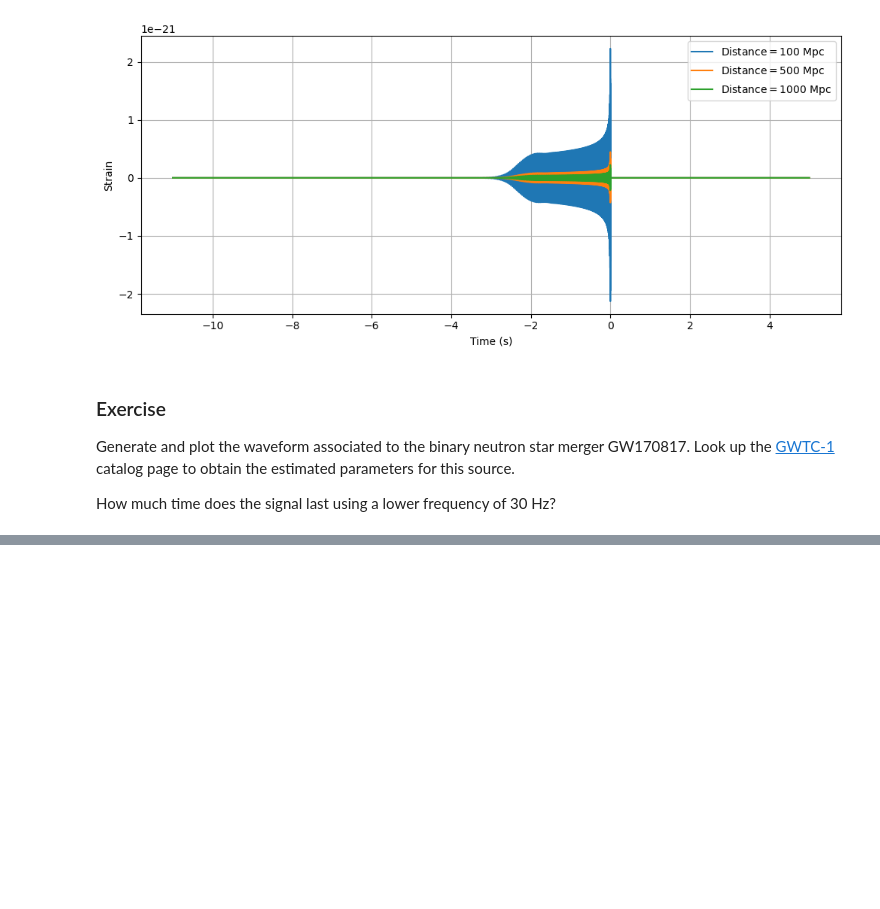
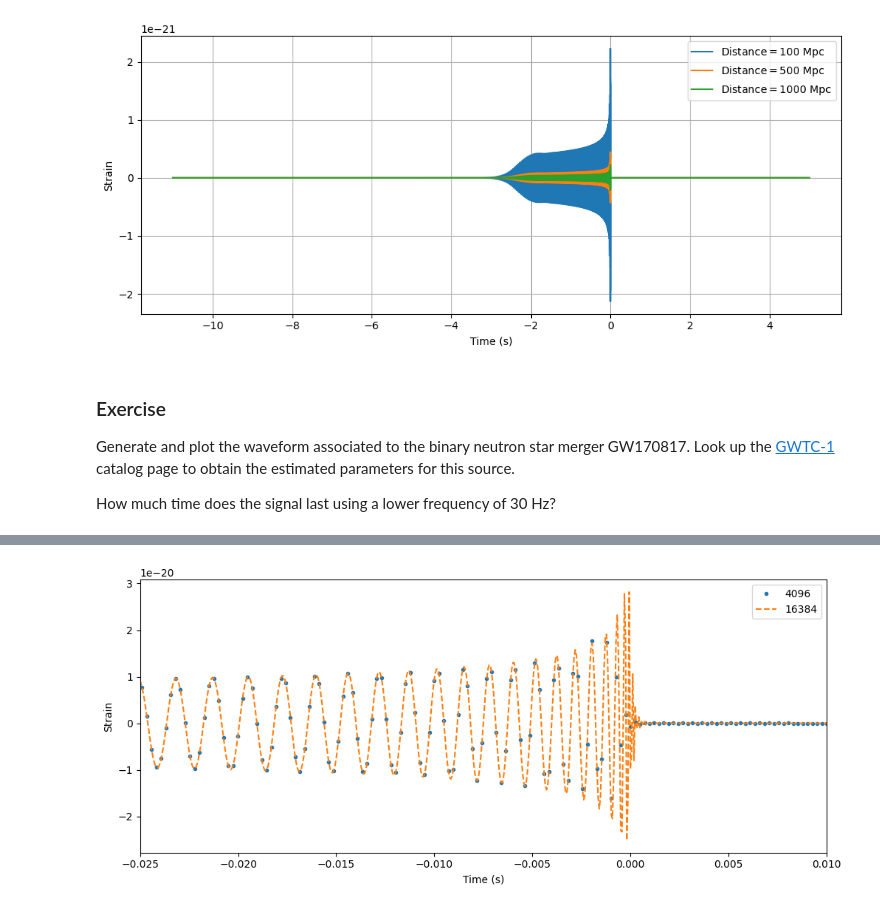
Before and after one commit to abhisikta-research/gw-2023, a Jupyter notebook: Tutorials/Day_1/Tuto_1.4_Generating_waveforms.ipynb, the cells around one changed output, grey strips where cells are left out. Saved outputs shown, nothing was run; the diff lists cells and outputs as text; code cells hidden in the pictures; blank space fills up the shorter version.

```diff
--- a/Tutorials/Day_1/Tuto_1.4_Generating_waveforms.ipynb
+++ b/Tutorials/Day_1/Tuto_1.4_Generating_waveforms.ipynb
@@ -197,0 +236,32 @@ How much time does the signal last using a lower frequency of 30 Hz?
+# %%
+from pycbc.waveform import td_approximants, fd_approximants, get_fd_waveform, get_td_waveform
+
+hp, hc = get_td_waveform(approximant="IMRPhenomD",
+                         mass1=1.46,
+                         mass2=1.27,
+                         delta_t=1.0/4096,
+                         f_lower=30)
+
+pylab.figure(figsize=pylab.figaspect(0.4))
+
+pylab.plot(hp.sample_times, hp,'.', label='4096')
+
+pylab.legend()
+pylab.grid()
+pylab.xlabel('Time (s)')
+pylab.ylabel('Strain')
+#pylab.show()
+
+hp, hc = get_td_waveform(approximant='IMRPhenomD', mass1=1.46, mass2=1.27 , delta_t=1.0/16384 , f_lower=30 )
+
+#pylab.figure(figsize=pylab.figaspect(0.4))
+pylab.plot(hp.sample_times, hp,'--', label='16384')
+
+pylab.legend()
+pylab.grid()
+pylab.xlim(-.0250, .01)
+pylab.xlabel('Time (s)')
+pylab.ylabel('Strain')
+pylab.show()
+# %% [output]
+[figure, added]
```
Also changed, not shown: parts of 4 cells of this notebook.
